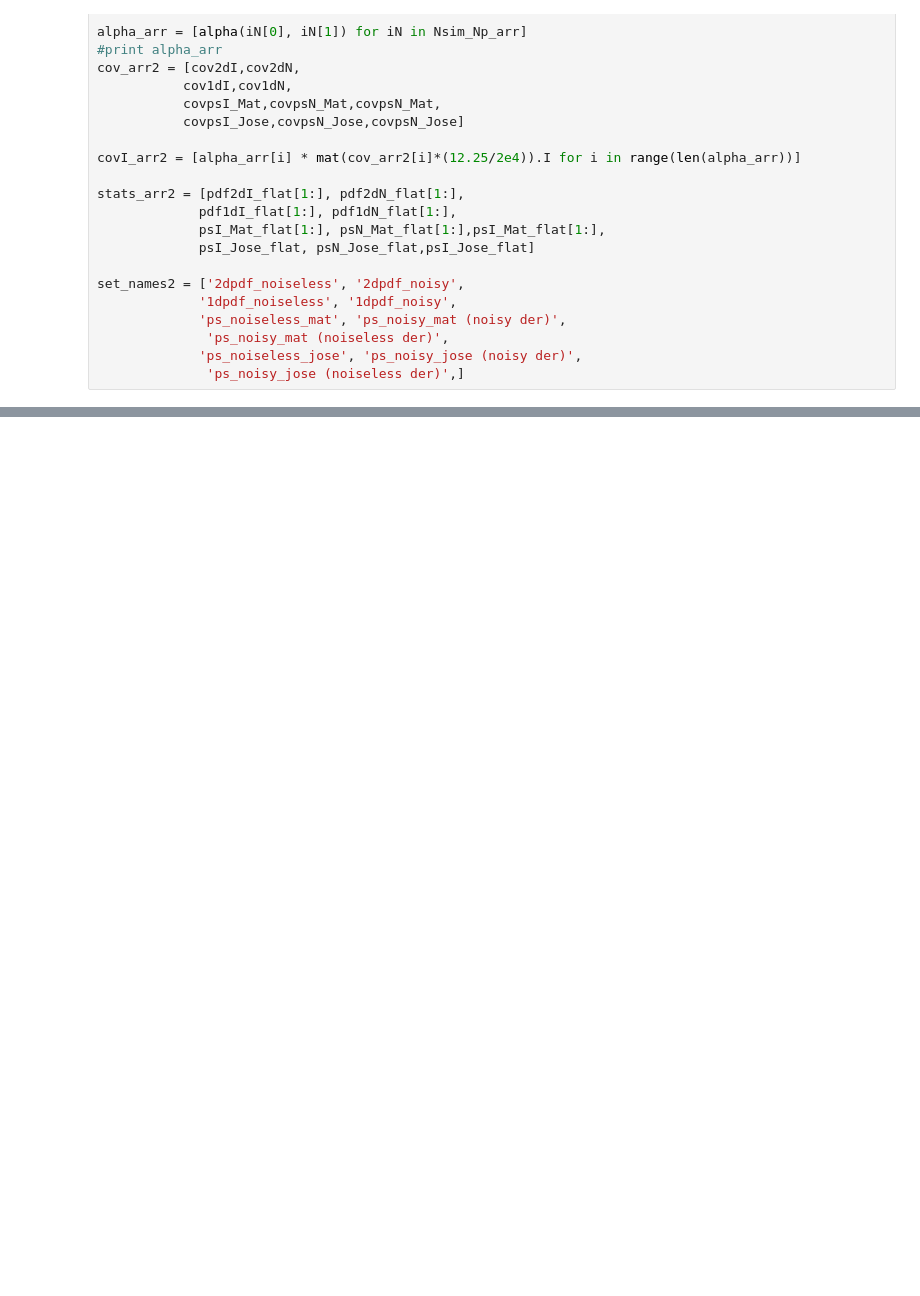
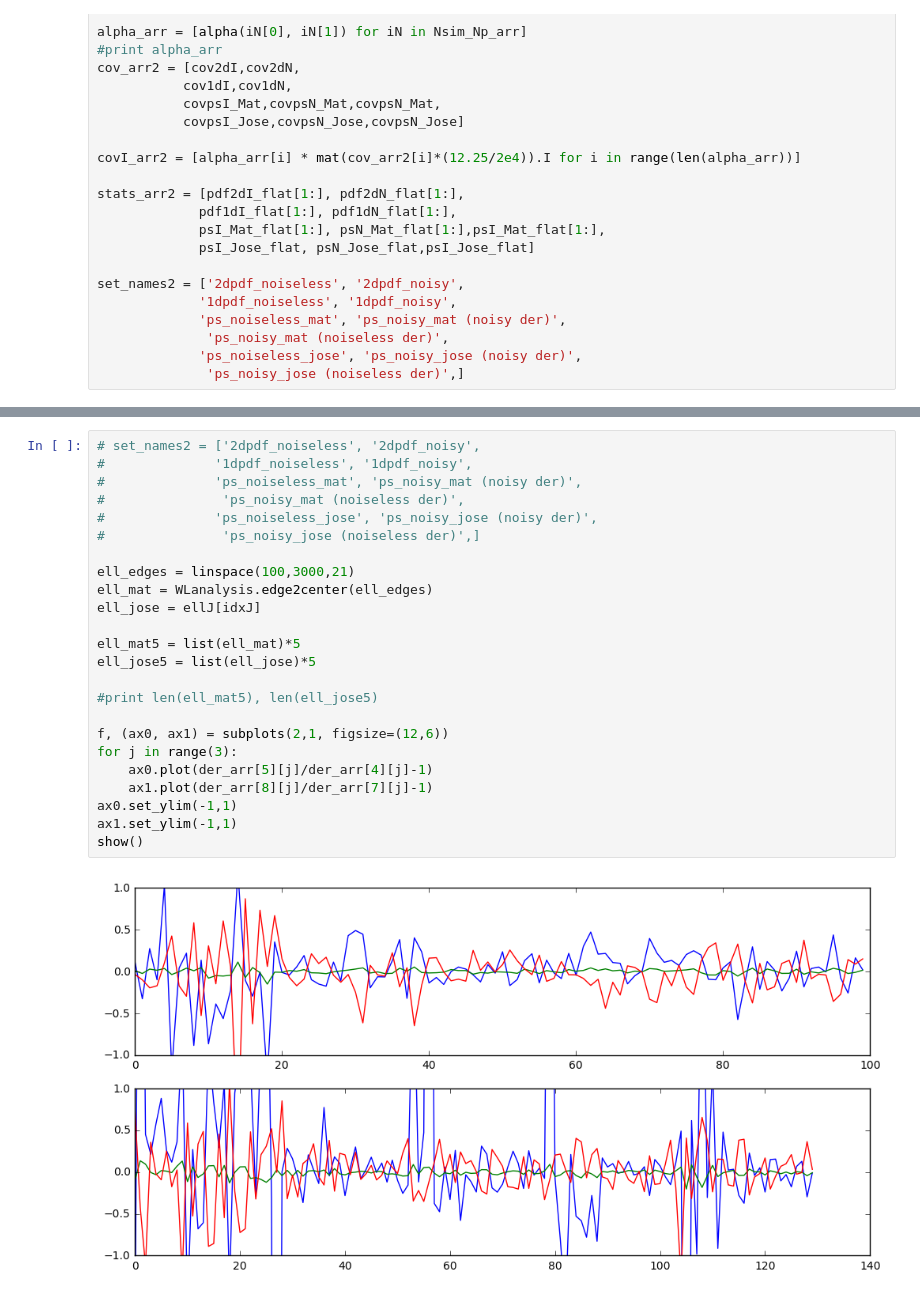
Before and after one commit to liuxx479/PDFs, a Jupyter notebook: Fisher_PDF.ipynb, the cells around one changed output, grey strips where cells are left out. Cells and saved outputs as stored; diff of their text form; blank space fills up the shorter version.

```diff
--- a/Fisher_PDF.ipynb
+++ b/Fisher_PDF.ipynb
@@ -392,0 +426,26 @@ for icov5z in cov_arr2:
+# %%
+# set_names2 = ['2dpdf_noiseless', '2dpdf_noisy',
+#              '1dpdf_noiseless', '1dpdf_noisy',
+#              'ps_noiseless_mat', 'ps_noisy_mat (noisy der)',
+#               'ps_noisy_mat (noiseless der)',
+#              'ps_noiseless_jose', 'ps_noisy_jose (noisy der)',
+#               'ps_noisy_jose (noiseless der)',]
+
+ell_edges = linspace(100,3000,21)
+ell_mat = WLanalysis.edge2center(ell_edges)
+ell_jose = ellJ[idxJ]
+
+ell_mat5 = list(ell_mat)*5
+ell_jose5 = list(ell_jose)*5
+
+#print len(ell_mat5), len(ell_jose5)
+
+f, (ax0, ax1) = subplots(2,1, figsize=(12,6))
+for j in range(3):
+    ax0.plot(der_arr[5][j]/der_arr[4][j]-1)
+    ax1.plot(der_arr[8][j]/der_arr[7][j]-1)
+ax0.set_ylim(-1,1)
+ax1.set_ylim(-1,1)
+show()
+# %% [output]
+[figure, added]
```
Also changed, not shown: parts of 17 cells of this notebook.
